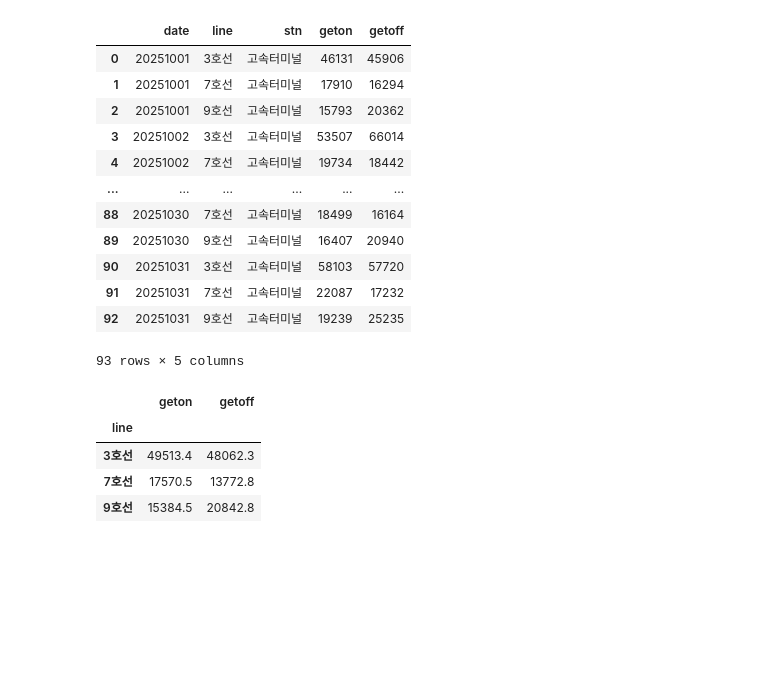
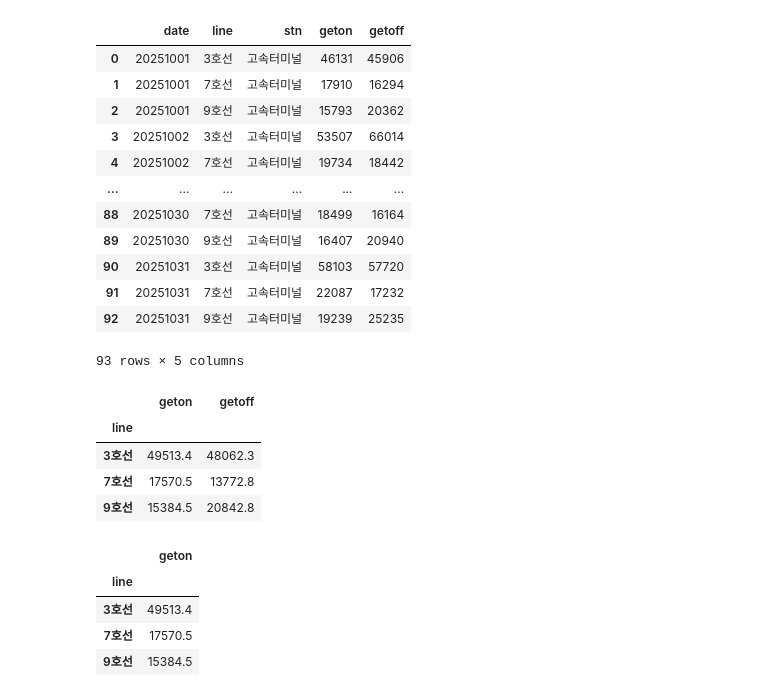
Before and after one commit to hvvrnz/bigdata-finaltest, a Jupyter notebook: 202121158-무작정따라하기-9-1.ipynb, the cells around one changed output. Drawn from its saved outputs; the diff is of its cells as text; code cells hidden in the pictures; blank space fills up the shorter version.

```diff
--- a/202121158-무작정따라하기-9-1.ipynb
+++ b/202121158-무작정따라하기-9-1.ipynb
@@ -275,3 +300,13 @@ result
 # 따라서 시리즈는 열 하나이기 때문에, df['a'] 는 'Series' 이지만,
 # Jupyter Notebook이나 print 출력 시 "DataFrame처럼 보일 뿐"이다.**
 # 즉, 겉모양(출력 형태)은 표처럼 보이지만, 자료형은 Series.
+# %%
+# 결과 확인 - 승차인원
+# result['geton'] # Series
+result[['geton']] # df
+# %% [output]
+|  | geton |
+| line |  |
+| 3호선 | 49513.4 |
+| 7호선 | 17570.5 |
+| 9호선 | 15384.5 |
```
Also changed, not shown: parts of 5 cells of this notebook.
